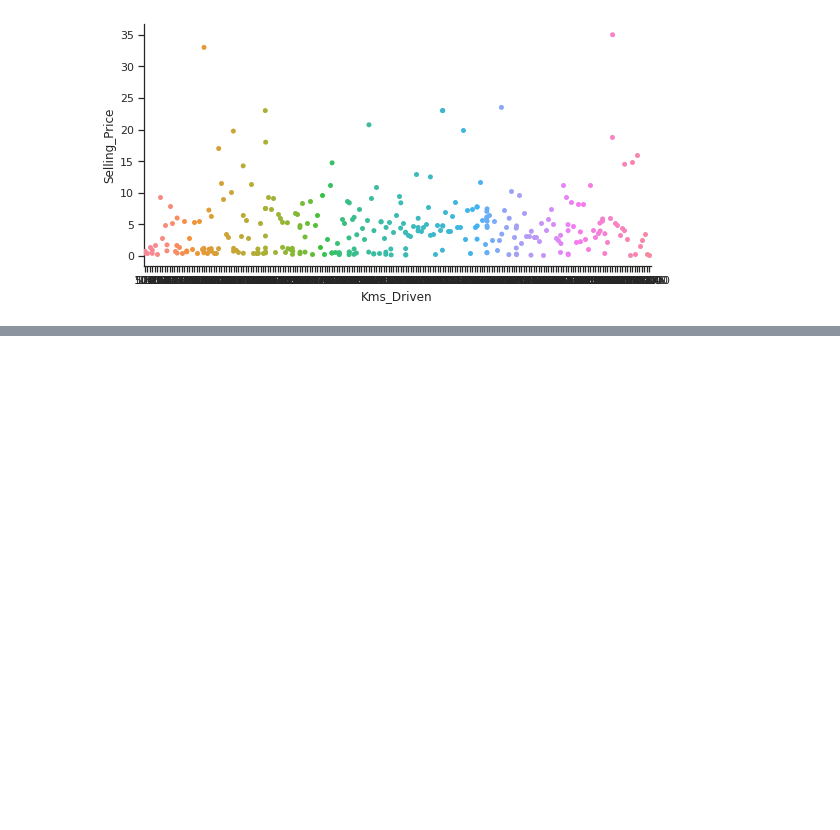
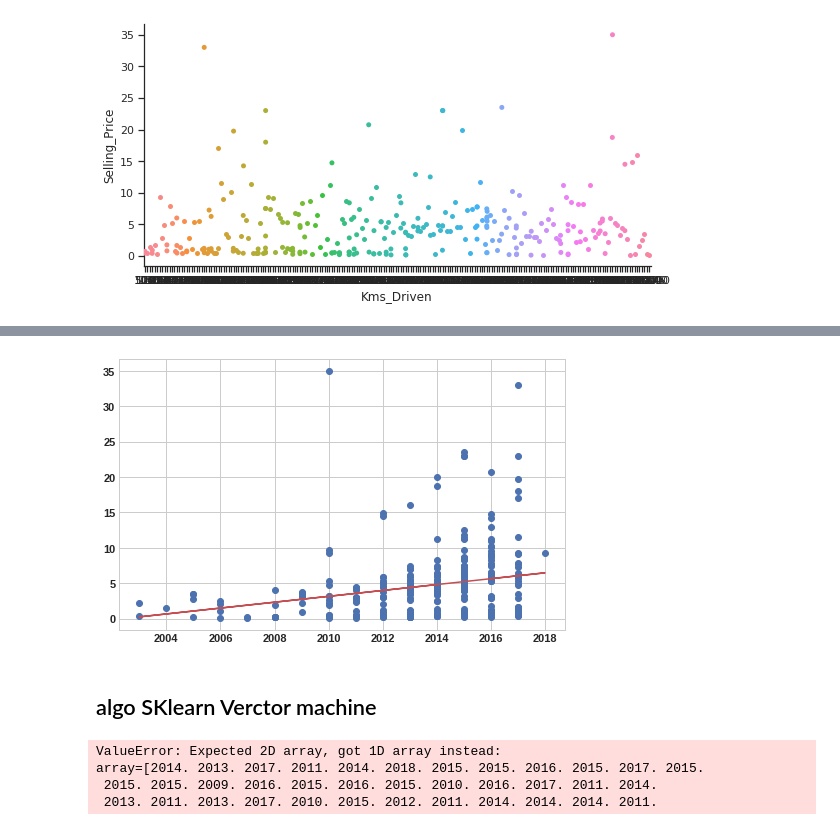
Before and after one commit to hachem13/data_artificial_inteligence, a Jupyter notebook: brief_projet/Programmer_votre_IA_pour_acheter_votre_voiture/Programmer votre IA pour acheter votre voiture.ipynb, the cells around one changed output, grey strips where cells are left out. Saved outputs shown, nothing was run; the diff lists cells and outputs as text; code cells hidden in the pictures; blank space fills up the shorter version.

```diff
--- a/brief_projet/Programmer_votre_IA_pour_acheter_votre_voiture/Programmer votre IA pour acheter votre voiture.ipynb
+++ b/brief_projet/Programmer_votre_IA_pour_acheter_votre_voiture/Programmer votre IA pour acheter votre voiture.ipynb
@@ -163,0 +240,53 @@ reg.coef_array([1., 2.])
+# %%
+
+x = Query['Year']
+y = Query['Selling_Price']
+
+df = pd.read_csv("carData.csv")
+X = df['Year']
+Y = df["Selling_Price"]
+
+class model_regression():
+    def __init__(self, X, Y):
+        self.x = X
+        self.y = Y
+
+    def fit(self):
+        m = len(self.x)
+        slope = (m * (self.x*self.y).sum() - self.x.sum()*self.y.sum()) / (m*(self.x**2).sum() - (self.x.sum())**2)
+        intercept = ((self.x**2).sum()*self.y.sum() - self.x.sum() * (self.x*self.y).sum()) / (m * (self.x**2).sum() - (self.x.sum())**2)
+
+        return slope, intercept
+
+    def predict(self, slope, intercept):
+        self.reg = slope * self.x + intercept
+        return self.reg
+
+    def plot(self):
+        #plt.grid()
+        plt.scatter(X, Y)
+        plt.plot(X, self.reg, c = 'r')
+        plt.show()
+# %%
+regression = model_regression(X,Y)
+a, b = regression.fit()
+ligne = regression.predict(a, b)
+regression.plot()
+# %% [output]
+[figure, added]
+# %% [markdown]
+## algo SKlearn Verctor machine
+# %%
+from sklearn import svm
+X = Query['Year'].values
+y = Query['Selling_Price']
+#np.array(X).shape(-1,1)
+regr = svm.SVR()
+regr
+regr.fit(X, y)
+#regr.predict([[1, 1]])
+# %% [output]
+ValueError: Expected 2D array, got 1D array instead:
+array=[2014. 2013. 2017. 2011. 2014. 2018. 2015. 2015. 2016. 2015. 2017. 2015.
+ 2015. 2015. 2009. 2016. 2015. 2016. 2015. 2010. 2016. 2017. 2011. 2014.
+ 2013. 2011. 2013. 2017. 2010. 2015. 2012. 2011. 2014. 2014. 2014. 2011.
```
Also changed, not shown: parts of 25 cells of this notebook.
